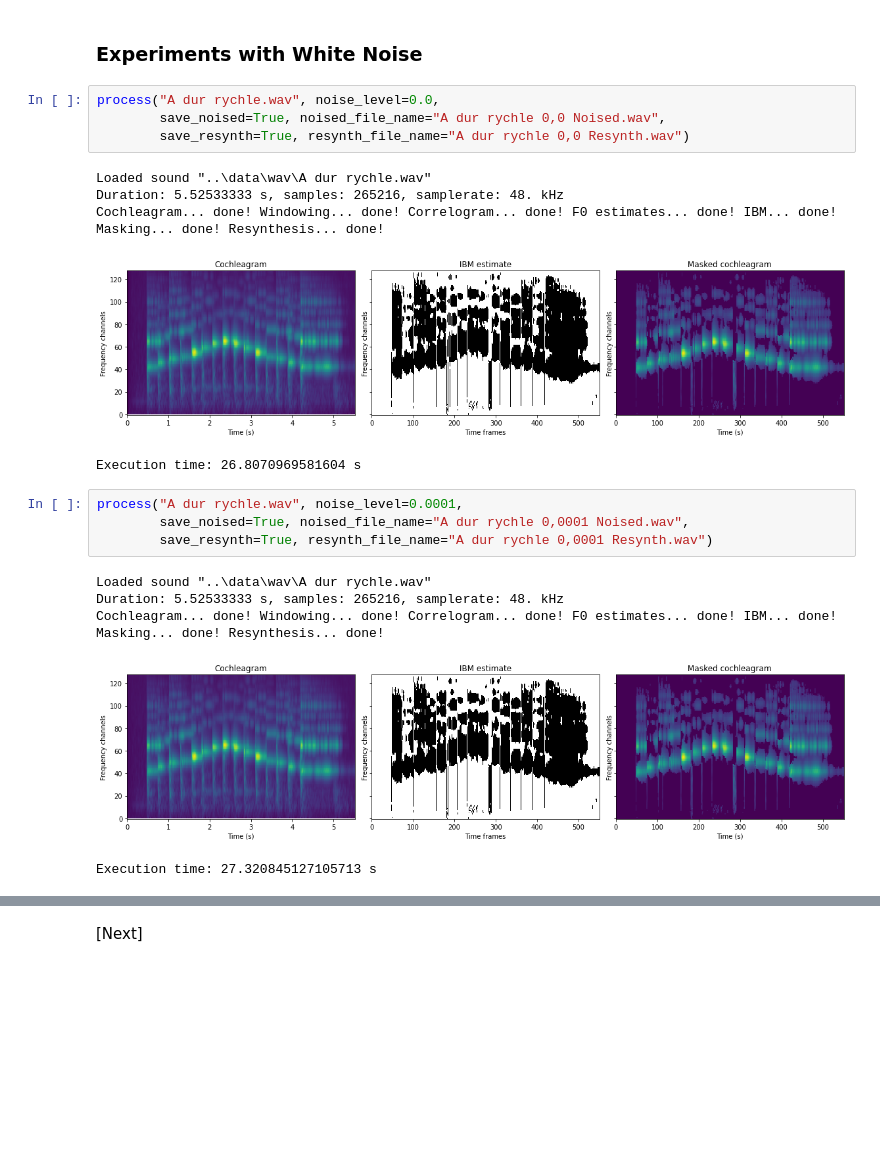
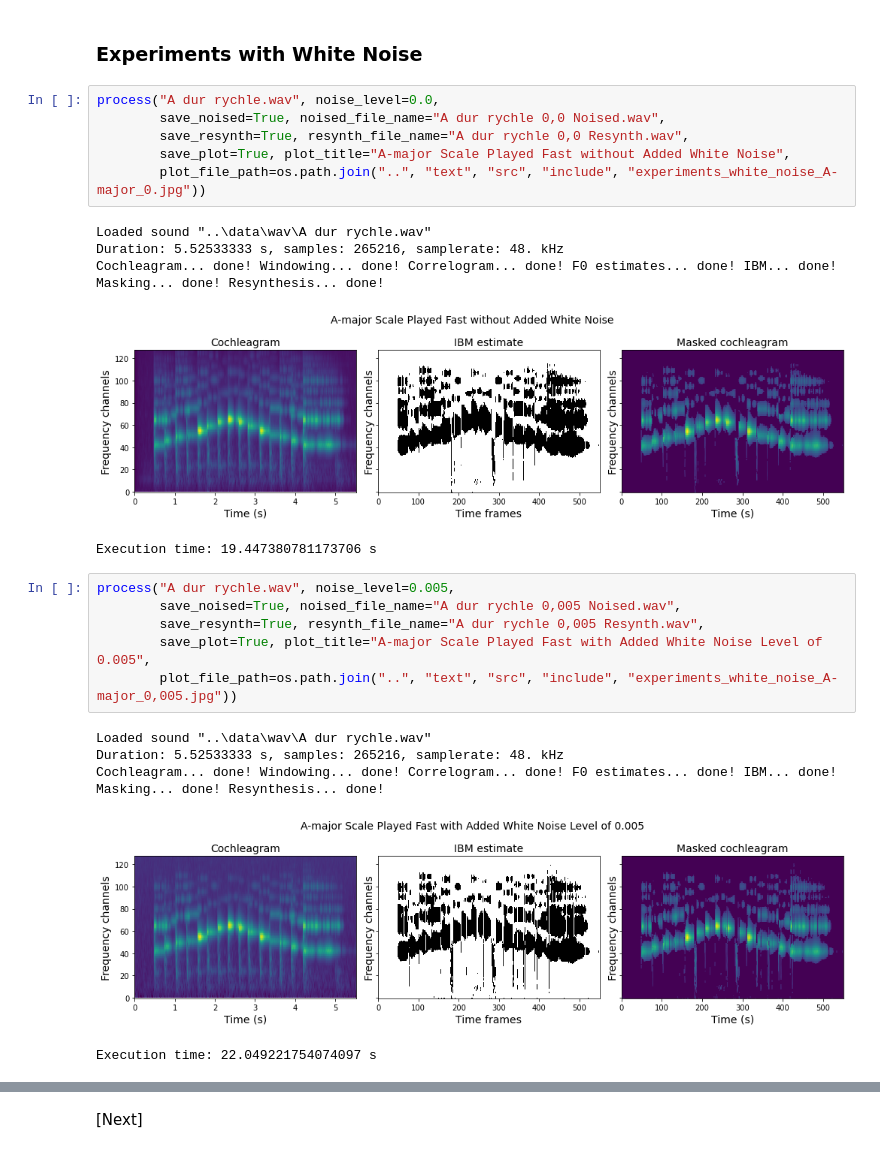
Before and after one commit to salveron/bachelors_thesis, a Jupyter notebook: src/experiments.ipynb, the cells around one changed output, grey strips where cells are left out. Saved outputs shown, nothing was run; the diff lists cells and outputs as text; blank space fills up the shorter version.

Commit message:
Experiments: White Noise

```diff
--- a/src/experiments.ipynb
+++ b/src/experiments.ipynb
@@ -21,21 +22,25 @@ Execution time: 97.40283274650574 s
 # %%
 process("A dur rychle.wav", noise_level=0.0,
         save_noised=True, noised_file_name="A dur rychle 0,0 Noised.wav",
-        save_resynth=True, resynth_file_name="A dur rychle 0,0 Resynth.wav")
+        save_resynth=True, resynth_file_name="A dur rychle 0,0 Resynth.wav",
+        save_plot=True, plot_title="A-major Scale Played Fast without Added White Noise",
+        plot_file_path=os.path.join("..", "text", "src", "include", "experiments_white_noise_A-major_0.jpg"))
 # %% [output]
 Loaded sound "..\data\wav\A dur rychle.wav"
 Duration: 5.52533333 s, samples: 265216, samplerate: 48. kHz
 Cochleagram... done! Windowing... done! Correlogram... done! F0 estimates... done! IBM... done! Masking... done! Resynthesis... done!
-[figure, old version]
+[figure, new version]
-Execution time: 26.8070969581604 s
+Execution time: 19.447380781173706 s
 # %%
-process("A dur rychle.wav", noise_level=0.0001,
-        save_noised=True, noised_file_name="A dur rychle 0,0001 Noised.wav",
-        save_resynth=True, resynth_file_name="A dur rychle 0,0001 Resynth.wav")
+process("A dur rychle.wav", noise_level=0.005,
+        save_noised=True, noised_file_name="A dur rychle 0,005 Noised.wav",
+        save_resynth=True, resynth_file_name="A dur rychle 0,005 Resynth.wav",
+        save_plot=True, plot_title="A-major Scale Played Fast with Added White Noise Level of 0.005",
+        plot_file_path=os.path.join("..", "text", "src", "include", "experiments_white_noise_A-major_0,005.jpg"))
 # %% [output]
 Loaded sound "..\data\wav\A dur rychle.wav"
 Duration: 5.52533333 s, samples: 265216, samplerate: 48. kHz
 Cochleagram... done! Windowing... done! Correlogram... done! F0 estimates... done! IBM... done! Masking... done! Resynthesis... done!
-[figure, old version]
+[figure, new version]
-Execution time: 27.320845127105713 s
+Execution time: 22.049221754074097 s
 # %%
```
Also changed, not shown: parts of 6 cells of this notebook, 42 other files.
